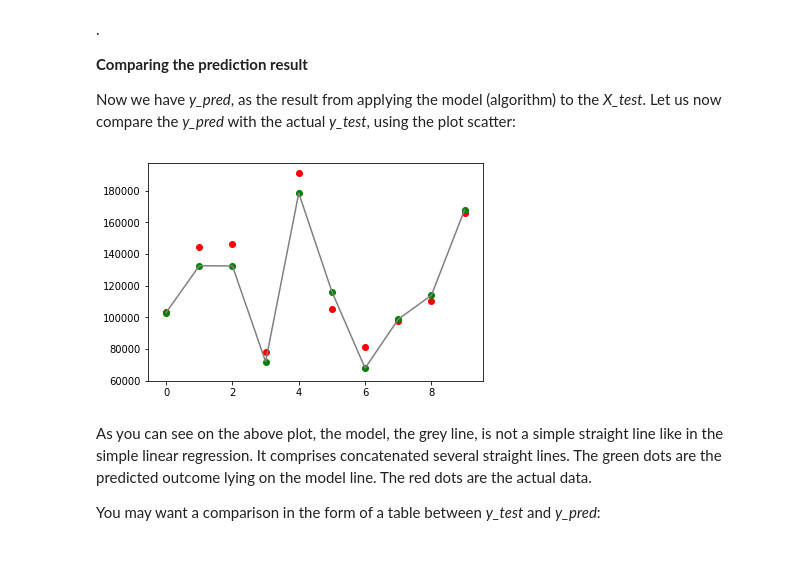
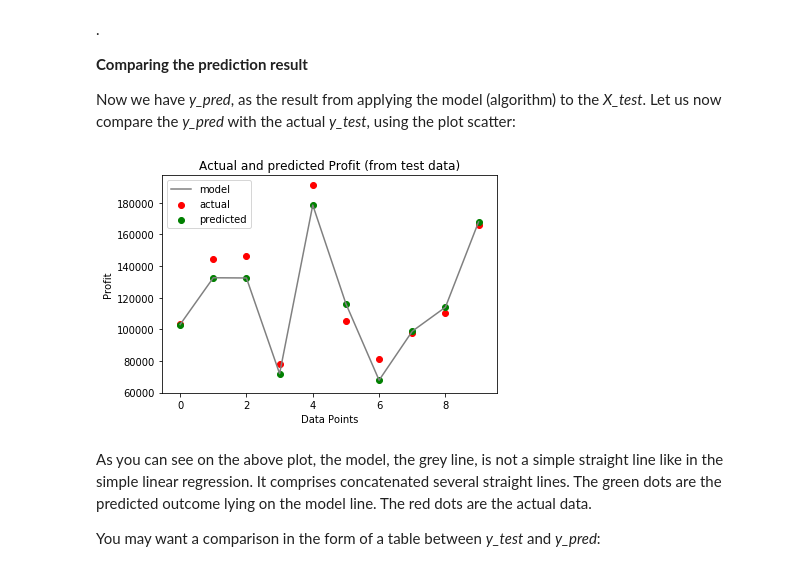
Before and after one commit to cpadmanaba/data_analysis, a Jupyter notebook: ds020_multiple_linear_regression.ipynb, the cells around one changed output. Cells and saved outputs as stored; diff of their text form; code cells hidden in the pictures.

```diff
--- a/ds020_multiple_linear_regression.ipynb
+++ b/ds020_multiple_linear_regression.ipynb
@@ -65,5 +64,0 @@ Our data has one categorical predictor *State* (col. 3), which is non-numeric. W
-# %%
-from sklearn.preprocessing import LabelEncoder
-labelencoder = LabelEncoder()
-X[:, 3] = labelencoder.fit_transform(X[:, 3])
-print("\nThe first 5 records of the predictor array X:\n", X[0:5,:])
@@ -84,5 +64,0 @@ This encoding however can cause the machine thinks that New York has higher valu
-# %%
-from sklearn.preprocessing import OneHotEncoder
-onehotencoder = OneHotEncoder(categorical_features = [3]) # the label is in Column 3
-X = onehotencoder.fit_transform(X).toarray()              # Now see the X which has new Column 0,1,2
-print(X.shape)
@@ -90,0 +65,8 @@ print(X.shape)
+# %%
+from sklearn.preprocessing import OneHotEncoder
+print('The X: \n', X[0:5,:])
+statepred = np.unique(X[:,3])
+ohe = OneHotEncoder(categories=[statepred])
+Xcol3 = ohe.fit_transform(X[:, 3:4]).toarray()
+Xcoded = np.append(Xcol3, X[:, 0:3], axis=1)
+print('The Xcoded: \n', Xcoded[0:5,:])
@@ -98,6 +90,7 @@ If you see col-0 to col-2, it contains duplicated information. Notice that col-0
 
 You can also see it from binary code perspective. We need 3 labels to code, which should need no more than 2 bits. So basically col-0 can be removed:
 # %%
-X = X[:, 1:]
-print("The shape of the predictors array X: ", X.shape)
+X = Xcoded[:, 1:]
+print("The shape of X: ", X.shape)
+print("The X: ", X[0:5,:])
 # %% [output]
@@ -154,12 +148,16 @@ y_pred = myregressor.predict(X_test)
 Now we have *y_pred*, as the result from applying the model (algorithm) to the *X_test*. Let us now compare the *y_pred* with the actual *y_test*, using the plot scatter:
 # %%
 xrange = np.arange(0,len(y_test),1)  # x-axis range for plotting the y_pred
-plt.scatter(xrange, y_test, color="red")          # Scatter the actual y_test
-plt.scatter(xrange, y_pred, color = "green")      # Plot the resulted y_pred
-plt.plot(xrange, y_pred, color = "grey")
+plt.scatter(xrange, y_test, color='red', label='actual')          # Scatter the actual y_test
+plt.scatter(xrange, y_pred, color = 'green', label='predicted')      # Plot the resulted y_pred
+plt.plot(xrange, y_pred, color = 'grey', label='model')
+plt.title('Actual and predicted Profit (from test data)')
+plt.legend(loc='upper left')
+plt.xlabel('Data Points')
+plt.ylabel('Profit')
 plt.show()
 # %% [output]
-[figure, old version]
+[figure, new version]
 # %% [markdown]
 As you can see on the above plot, the model, the grey line, is not a simple straight line like in the simple linear regression. It comprises concatenated several straight lines. The green dots are the predicted outcome lying on the model line. The red dots are the actual data.
 
```
Also changed, not shown: parts of 23 cells of this notebook.
